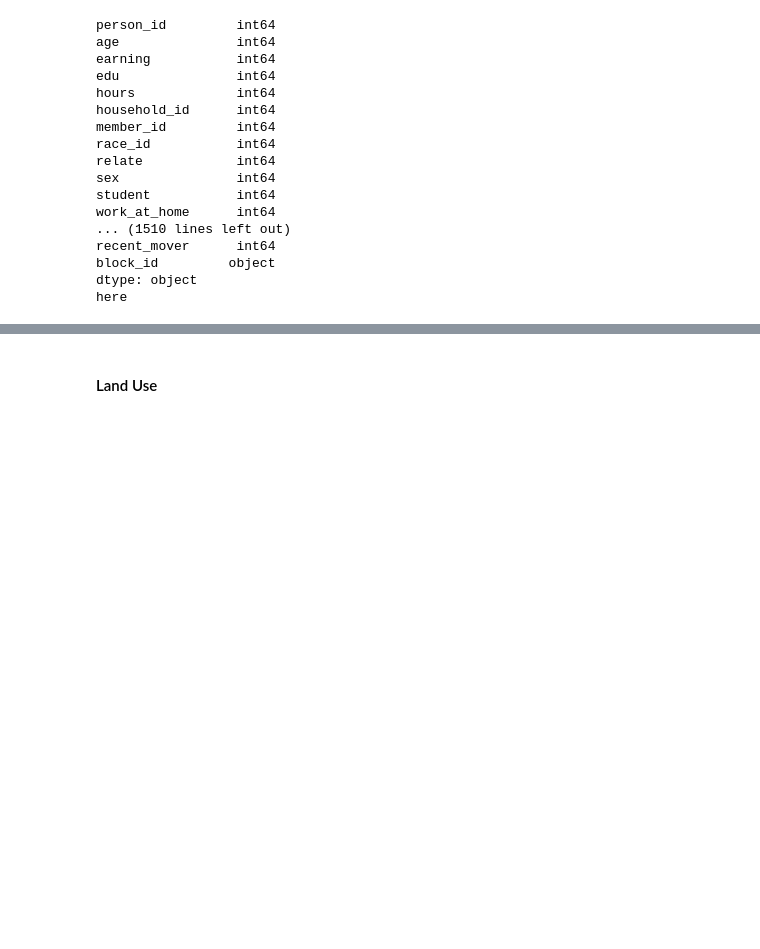
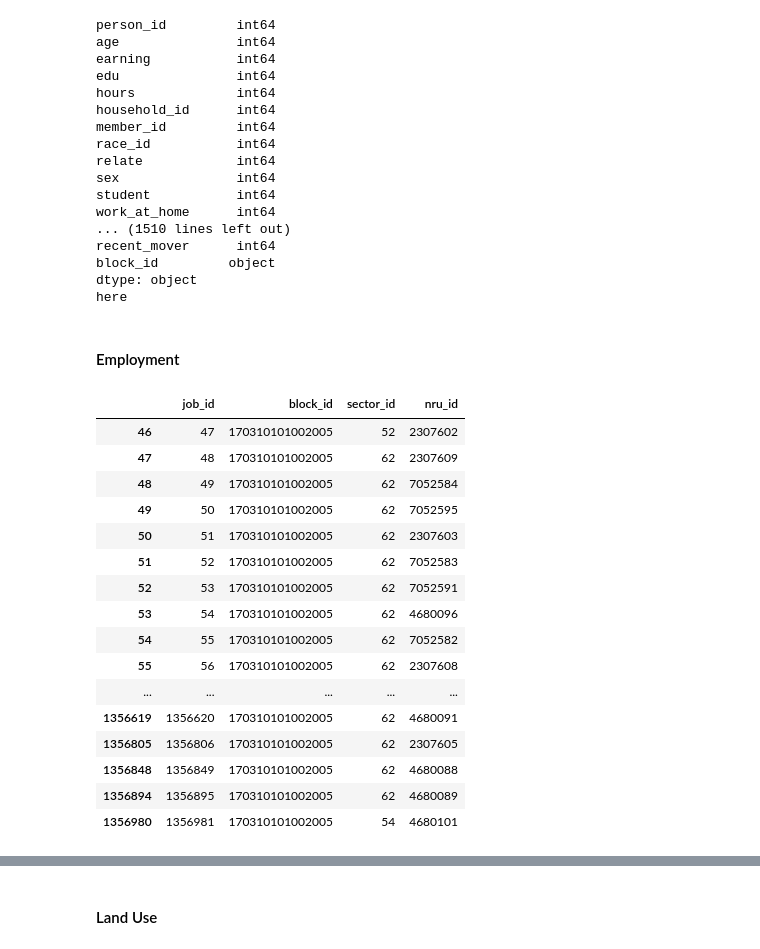
Before and after one commit to ual/ual_model_workspace, a Jupyter notebook: spring-2019-models/notebooks-amelia/urbansim to polaris data.ipynb, the cells around one changed output, grey strips where cells are left out. Drawn from its saved outputs; the diff is of its cells as text; code cells hidden in the pictures; blank space fills up the shorter version.

```diff
--- a/spring-2019-models/notebooks-amelia/urbansim to polaris data.ipynb
+++ b/spring-2019-models/notebooks-amelia/urbansim to polaris data.ipynb
@@ -73,0 +71,4 @@ blocks_reset.head()
+# %%
+jobs = store["jobs"]
+jobs_reset = jobs.reset_index()
+jobs_reset.head()
@@ -102,11 +110,11 @@ def hh_size(df):
     HHSIZE_7 = sum(df["persons"] == 7)
     return [HHSIZE_1,HHSIZE_2,HHSIZE_3,HHSIZE_4,HHSIZE_5,HHSIZE_6,HHSIZE_7]
 # %%
-# def hh_size(df):
-#     HUTYPE_SF =
-#     HUTYPE_2TO9UNITS =
-#     HUTYPE_10_UNITS =
-#     HUTYPE_OTHER =
+def hh_size(df):
+    HUTYPE_SF =
+    HUTYPE_2TO9UNITS =
+    HUTYPE_10_UNITS =
+    HUTYPE_OTHER =
 # %%
 start = time.time()
 df_lol = []
@@ -222,3 +230,5 @@ recent_mover      int64
 block_id         object
 dtype: object
 here
+# %% [markdown]
+#### Employment
@@ -225,3 +258,30 @@ here
+# %%
+df_lol_jobs = []
+blk_ids_jobs = []
+for blk_id_j, df in jobs_reset.groupby("block_id"):
+    blk_ids_jobs.append(blk_id_j)
+    display(df)
+    row = []
+    row.extend(gender(blk_df_p))
+    persons_df = pd.DataFrame(df_lol_persons, columns=["SEX_MALE",
+# %% [output]
+|  | job_id | block_id | sector_id | nru_id |
+| 46 | 47 | 170310101002005 | 52 | 2307602 |
+| 47 | 48 | 170310101002005 | 62 | 2307609 |
+| 48 | 49 | 170310101002005 | 62 | 7052584 |
+| 49 | 50 | 170310101002005 | 62 | 7052595 |
+| 50 | 51 | 170310101002005 | 62 | 2307603 |
+| 51 | 52 | 170310101002005 | 62 | 7052583 |
+| 52 | 53 | 170310101002005 | 62 | 7052591 |
+| 53 | 54 | 170310101002005 | 62 | 4680096 |
+| 54 | 55 | 170310101002005 | 62 | 7052582 |
+| 55 | 56 | 170310101002005 | 62 | 2307608 |
+| ... | ... | ... | ... | ... |
+| 1356619 | 1356620 | 170310101002005 | 62 | 4680091 |
+| 1356805 | 1356806 | 170310101002005 | 62 | 2307605 |
+| 1356848 | 1356849 | 170310101002005 | 62 | 4680088 |
+| 1356894 | 1356895 | 170310101002005 | 62 | 4680089 |
+| 1356980 | 1356981 | 170310101002005 | 54 | 4680101 |
 # %%
 persons_df.head(50)
 # %% [output]
```
Also changed, not shown: parts of 4 cells of this notebook.
